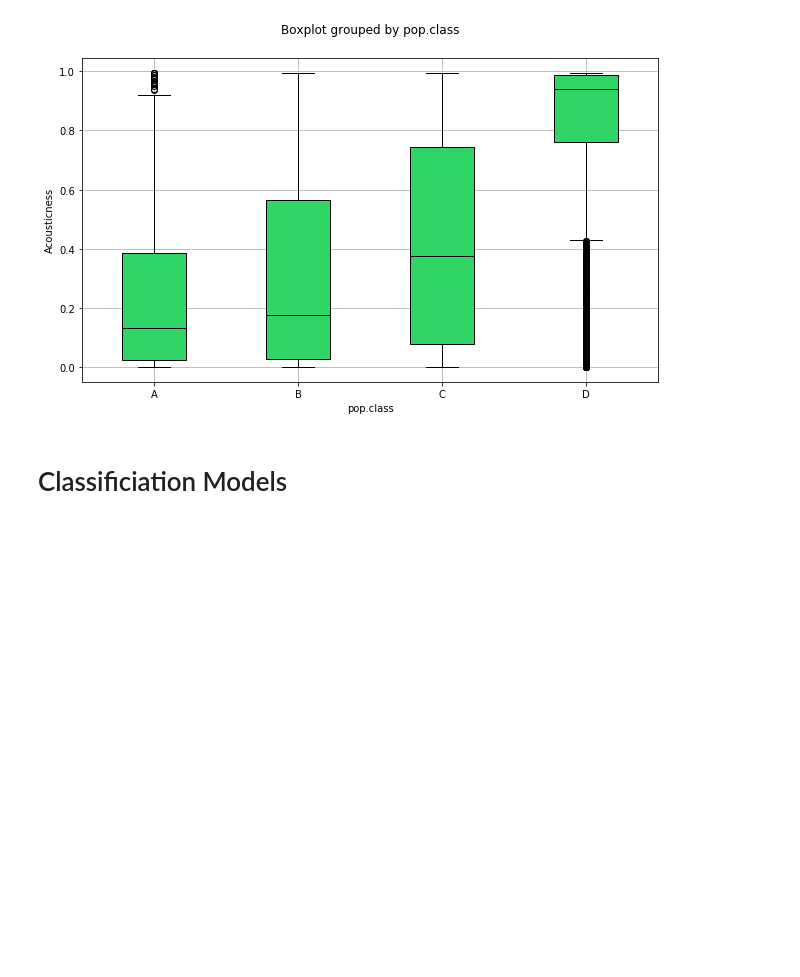
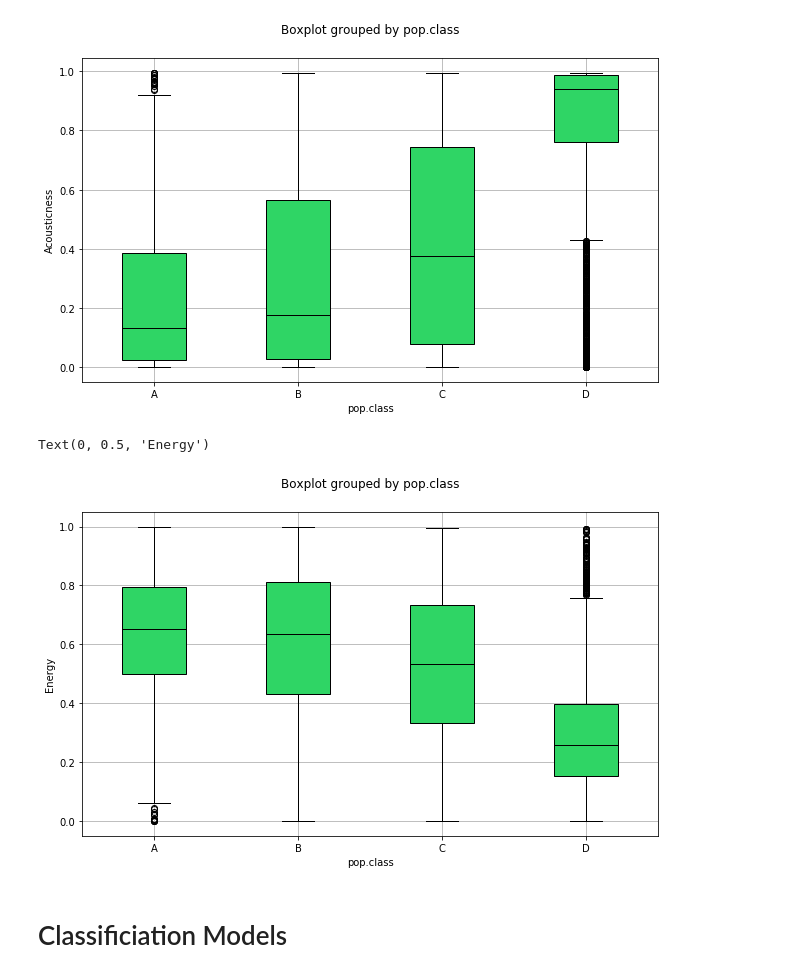
Before and after one commit to A-Stangeland/spotifyMLProject, a Jupyter notebook: Projet version Python.ipynb, the cells around one changed output. Saved outputs shown, nothing was run; the diff lists cells and outputs as text; code cells hidden in the pictures; blank space fills up the shorter version.

```diff
--- a/Projet version Python.ipynb
+++ b/Projet version Python.ipynb
@@ -141,6 +164,18 @@ ax.set_ylabel('Acousticness')
 # %% [output]
 Text(0, 0.5, 'Acousticness')
 [figure]
+# %%
+fig, ax = plt.subplots(figsize=(10,6))
+songs.boxplot(by='pop.class', column=['energy'], ax=ax,
+              patch_artist=True,
+              boxprops={'facecolor':'#2FD565'},
+              medianprops={'color':'#000000'},
+              whiskerprops={'color':'#000000'})
+ax.set_title('')
+ax.set_ylabel('Energy')
+# %% [output]
+Text(0, 0.5, 'Energy')
+[figure, added]
 # %% [markdown]
 # Classificiation Models
 # %% [markdown]
```
Also changed, not shown: parts of 29 cells of this notebook.
